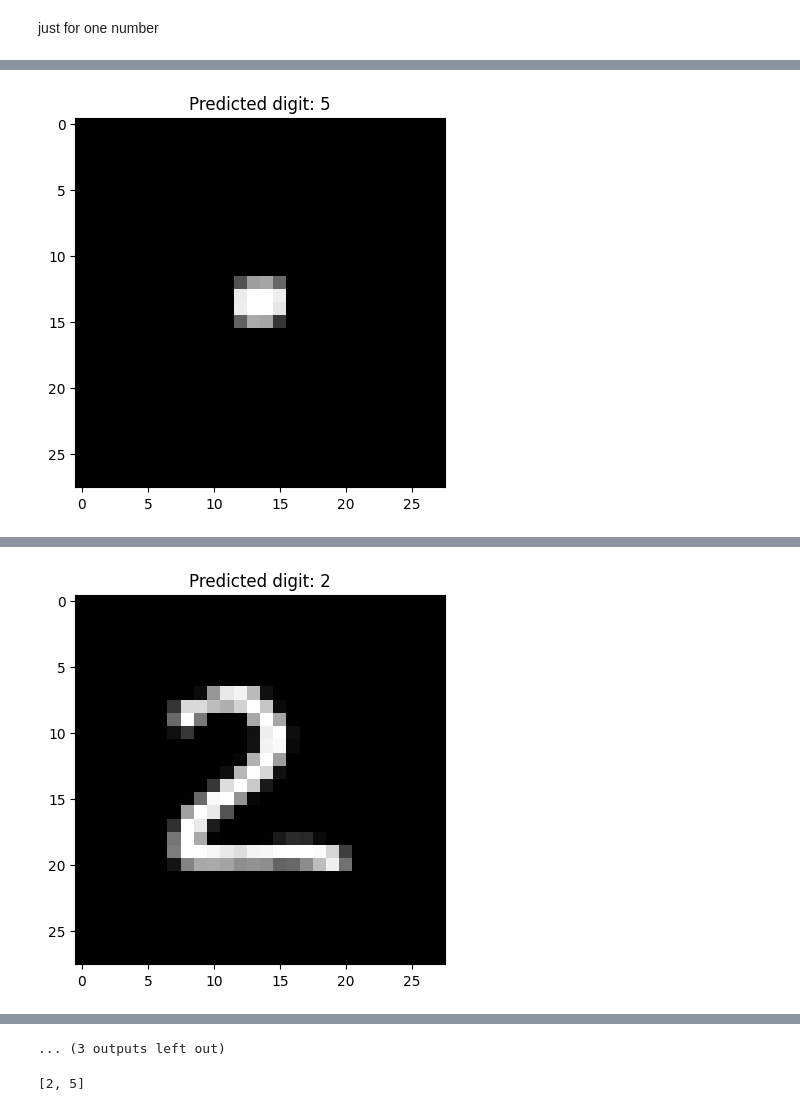
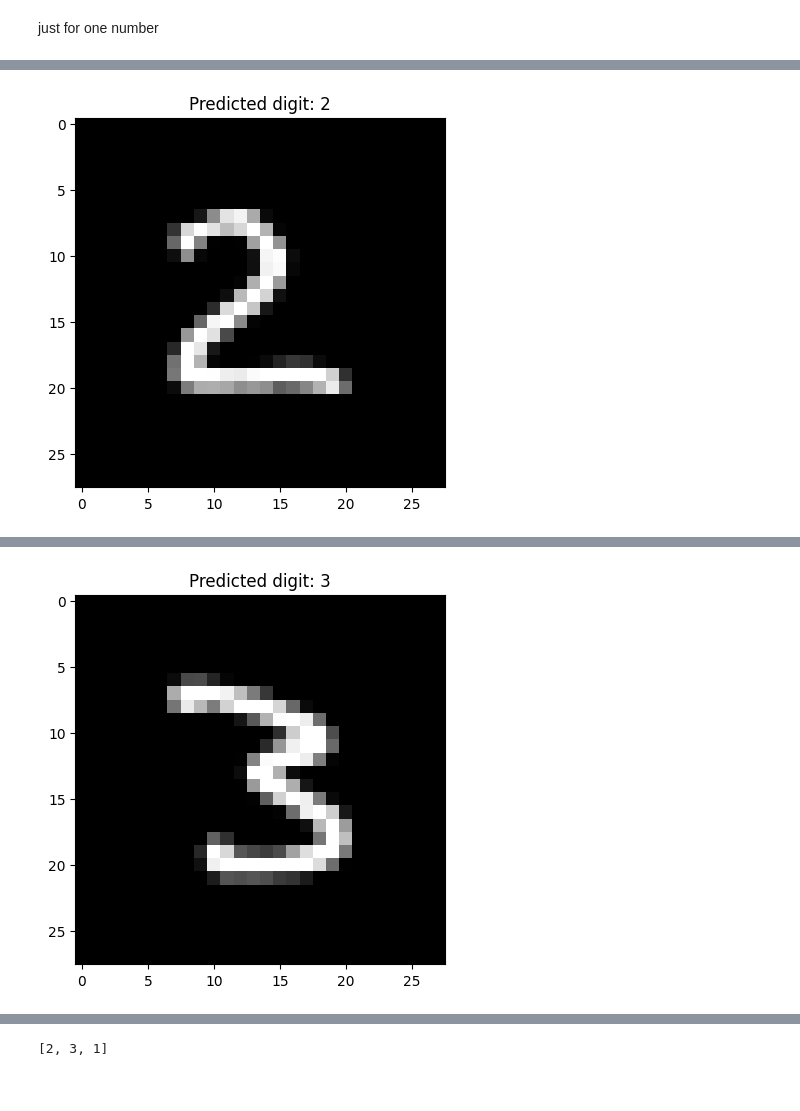
Before and after one commit to dipherent1/Handwriting-Calculator, a Jupyter notebook: Handwriting_cal.ipynb, the cells around one changed output, grey strips where cells are left out. Saved outputs shown, nothing was run; the diff lists cells and outputs as text; code cells hidden in the pictures.

```diff
--- a/Handwriting_cal.ipynb
+++ b/Handwriting_cal.ipynb
@@ -86,7 +86,7 @@ import matplotlib.pyplot as plt
 model = load_model('handwriting_model.keras')
 
 # Load and preprocess the image
-img = cv2.imread("number1-bw-bold.jpg", cv2.IMREAD_GRAYSCALE)
+img = cv2.imread("4x5.jpg", cv2.IMREAD_GRAYSCALE)
 
 # Apply Gaussian blur to reduce noise
 blurred = cv2.GaussianBlur(img, (5, 5), 0)
@@ -141,9 +141,4 @@ Recognized Digit: 2
 # %%
-import cv2
-import numpy as np
-from tensorflow.keras.models import load_model
-import matplotlib.pyplot as plt
-
 import cv2
 import numpy as np
 from tensorflow.keras.models import load_model
@@ -169,7 +164,7 @@ plt.title("Blurred Image")
 plt.show()
 
 # Apply global thresholding to convert to black and white
-_, thresh = cv2.threshold(blurred, 80, 255, cv2.THRESH_BINARY_INV)
+_, thresh = cv2.threshold(blurred, 100, 255, cv2.THRESH_BINARY_INV)
 
 # Show the thresholded (black and white) image
 plt.imshow(thresh, cmap='gray')
@@ -177,7 +172,7 @@ plt.title("Black and White Image")
 plt.show()
 
 # Apply dilation to close small gaps within digits
-kernel = np.ones((10, 10), np.uint8)  # Experiment with kernel size
+kernel = np.ones((5, 5), np.uint8)  # Experiment with kernel size
 dilated = cv2.dilate(thresh, kernel, iterations=1)
 
 # Show the dilated image
@@ -188,6 +183,8 @@ plt.show()
 # Find contours
 contours, _ = cv2.findContours(dilated, cv2.RETR_EXTERNAL, cv2.CHAIN_APPROX_SIMPLE)
 
+# Sort contours by the x-coordinate to ensure left-to-right order
+contours = sorted(contours, key=lambda c: cv2.boundingRect(c)[0])
 
 # Array to store recognized digits
 recognized_digits = []
@@ -225,7 +222,7 @@ for cnt in contours:
     plt.title(f"Predicted digit: {predicted_digit}")
     plt.show()
 
-# Print the recognized digits
+# Print the recognized digits in left-to-right order
 print("Recognized Digits:", recognized_digits)
 # %% [output]
 [figure]
@@ -238 +235 @@ print("Recognized Digits:", recognized_digits)
-[figure, old version]
+[figure, new version]
@@ -240 +237 @@ print("Recognized Digits:", recognized_digits)
-[figure, old version]
+[figure, new version]
@@ -243,5 +239,4 @@ print("Recognized Digits:", recognized_digits)
-... (3 outputs left out)
 # %%
 print(recognized_digits)
 # %% [output]
-[2, 5]
+[2, 3, 1]
```
Also changed, not shown: parts of 4 cells of this notebook.
